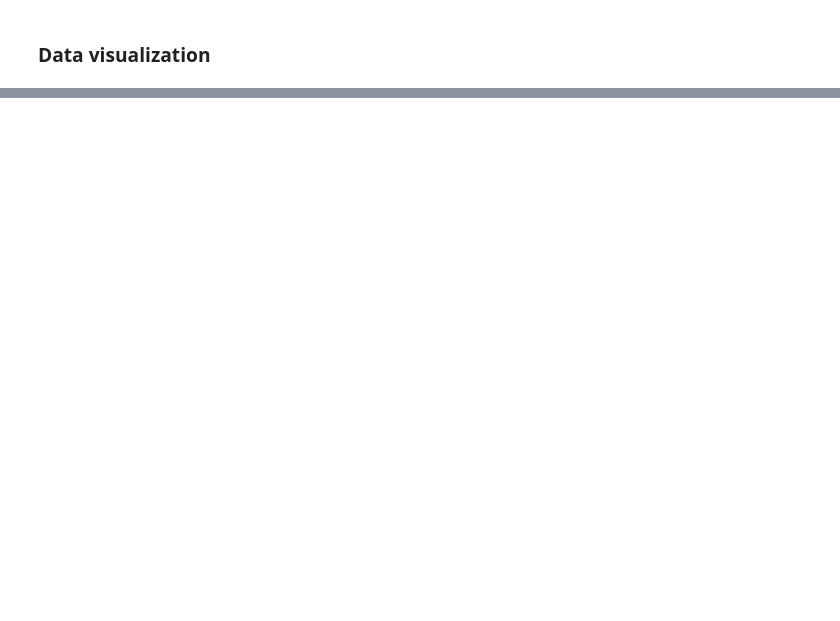
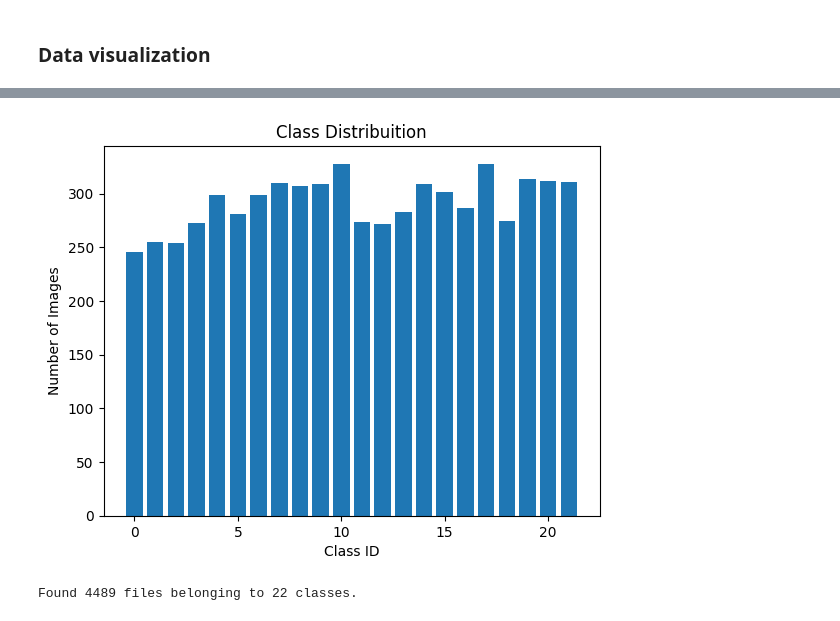
Before and after one commit to alfoCaiazza/LIS-Gesture-Translator, a Jupyter notebook: src/script/data_setput.ipynb, the cells around one changed output, grey strips where cells are left out. Saved outputs shown, nothing was run; the diff lists cells and outputs as text; code cells hidden in the pictures; blank space fills up the shorter version.

```diff
--- a/src/script/data_setput.ipynb
+++ b/src/script/data_setput.ipynb
@@ -18,4 +9,4 @@ for gpu in gpus:
 # %%
-data_dir = '../data/processed'
-img_ex = cv2.imread(os.path.join(data_dir, 'a', 'a_FATIMA_9_front.JPG'))
+data_dir = '../data/LIS-fingerspelling-dataset'
+img_ex = cv2.imread(os.path.join(data_dir, 'a', 'a_ANTONIA_1_bottom.JPG'))
 img_ex.shape
@@ -45,2 +46,17 @@ for idx, img in enumerate(batch[0][:4]):
 # %% [markdown]
 ### Data visualization
+# %%
+all_labels = []
+
+for _, labels in dataset:
+    all_labels.extend(labels.numpy())
+
+label_counts = Counter(all_labels)
+
+# Visualizza distribuzione
+plt.bar(label_counts.keys(), label_counts.values())
+plt.xlabel("Class ID")
+plt.ylabel("Number of Images")
+plt.title("Class Distribuition")
+plt.show()
+# %% [output]
@@ -46,0 +64,13 @@ for idx, img in enumerate(batch[0][:4]):
+[figure, added]
+# %%
+train_dir = '../data/processed/train'
+
+train_ds = tf.keras.utils.image_dataset_from_directory(
+    train_dir,
+    image_size=(224, 224),
+    batch_size=32,
+    shuffle=True,
+    seed=123
+)
+# %% [output]
+Found 4489 files belonging to 22 classes.
```
Also changed, not shown: parts of 10 cells of this notebook.
